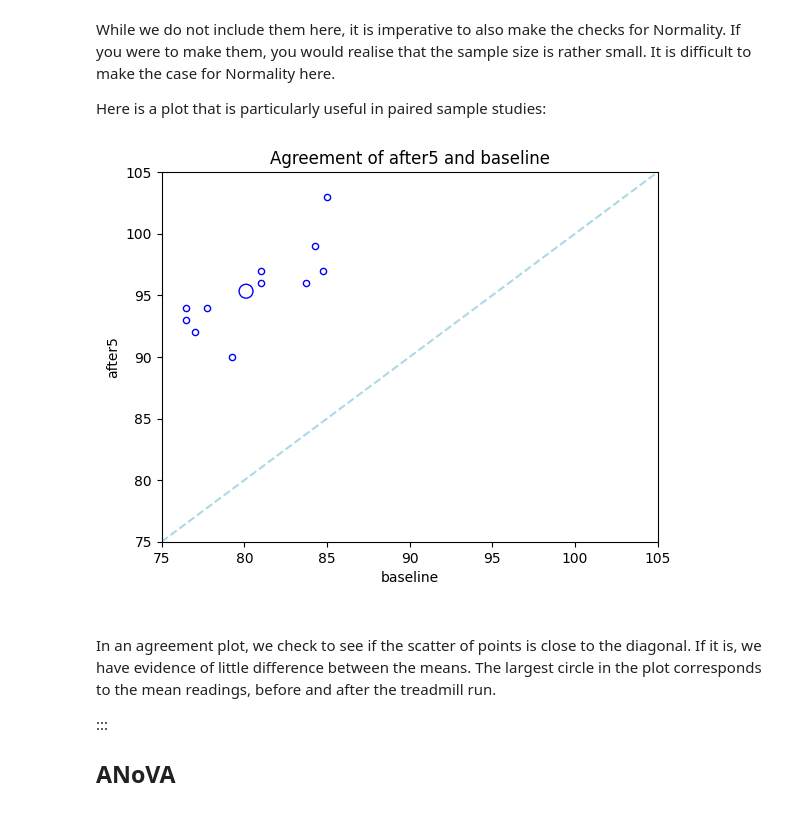
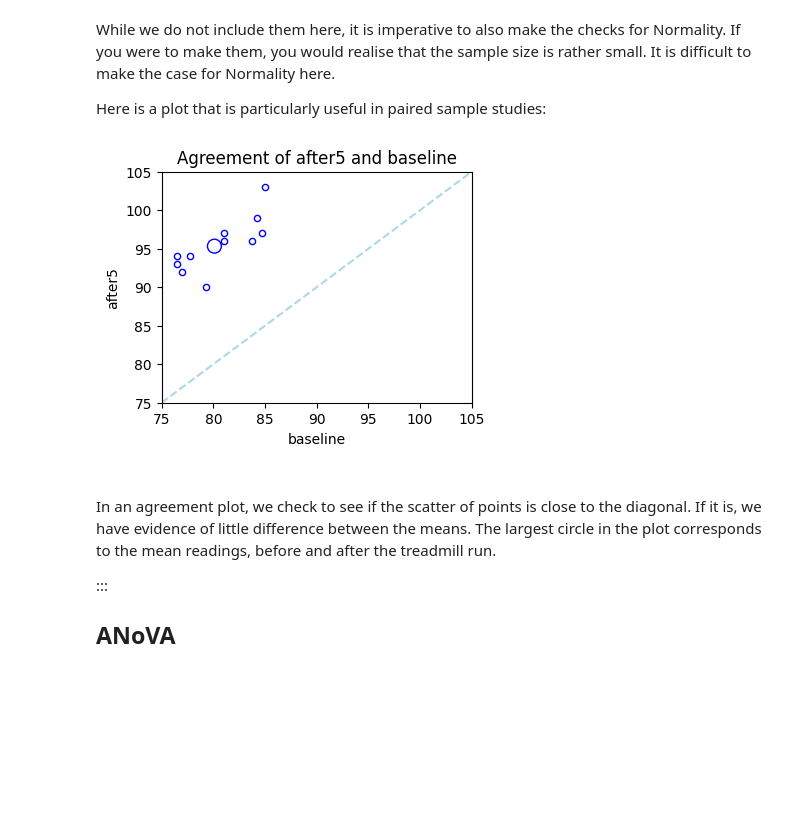
Before and after one commit to singator/ind5003-book, a Jupyter notebook: 02-inference-new.ipynb, the cells around one changed output. Cells and saved outputs as stored; diff of their text form; code cells hidden in the pictures; blank space fills up the shorter version.

```diff
--- a/02-inference-new.ipynb
+++ b/02-inference-new.ipynb
@@ -234,17 +235,17 @@ Here is a plot that is particularly useful in paired sample studies:
 # %%
 #| fig-align: center
 #| fig-cap: "Agreement plot"
-ax1 = hr_df.plot(x='baseline', y='after5',kind='scatter', marker='o',
+ax1 = hr_df.plot(x='baseline', y='after5',kind='scatter', marker='o', figsize=(4,3),
                  edgecolor='blue', color='none')
 group_means = hr_df.loc[:, ['baseline', 'after5']].mean(axis=0)
 ax1.set_xlim(75, 105)
 ax1.set_ylim(75,105)
 ax1.plot([75,105], [75,105], color="lightblue", linestyle="dashed");
 ax1.scatter(group_means.iloc[0], group_means.iloc[1],  marker='o',
             edgecolor='blue', color='none', s=100);
 ax1.set_title('Agreement of after5 and baseline');
 # %% [output]
-[figure, old version]
+[figure, new version]
 # %% [markdown]
 <br>
 
```
Also changed, not shown: parts of 11 cells of this notebook, 4 other files.
